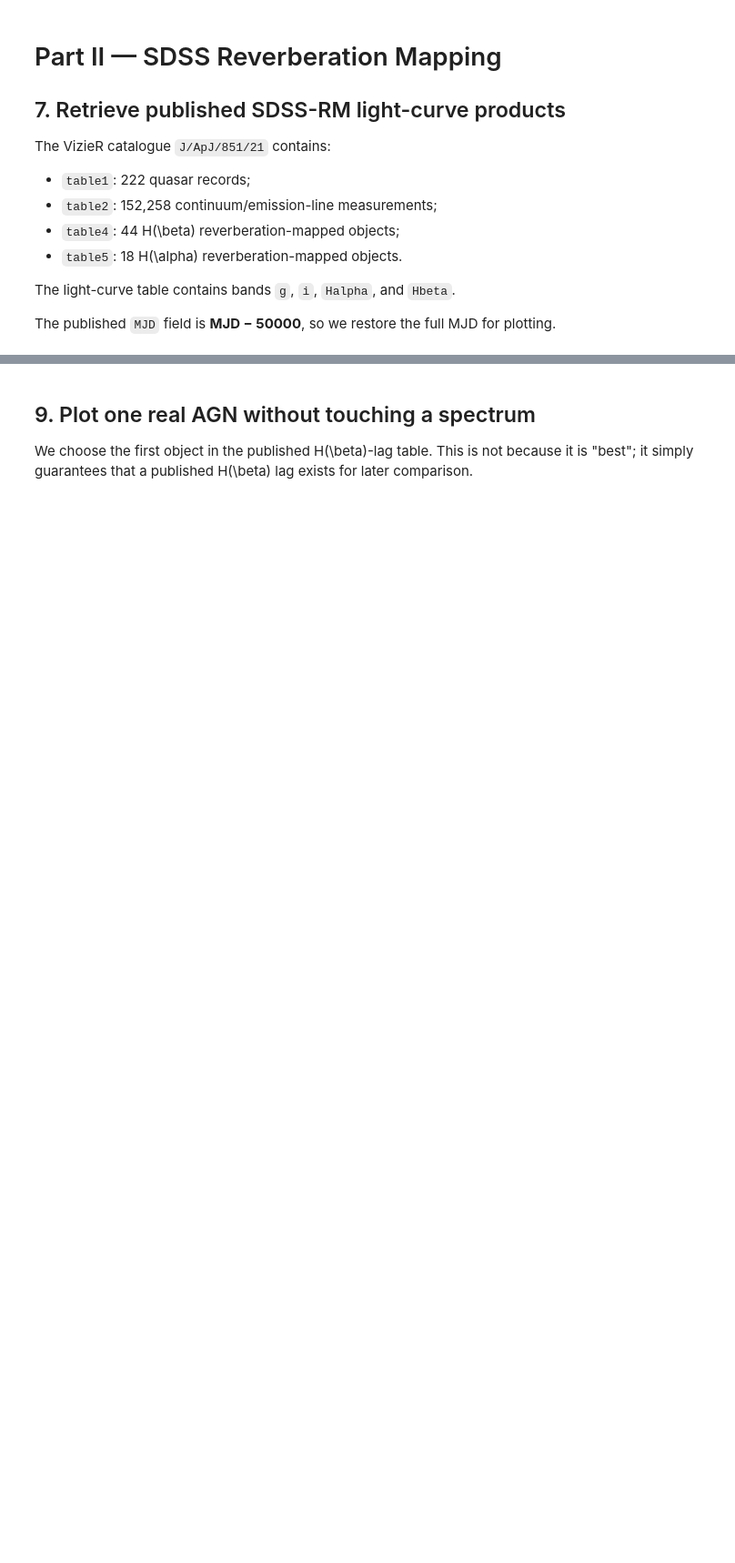
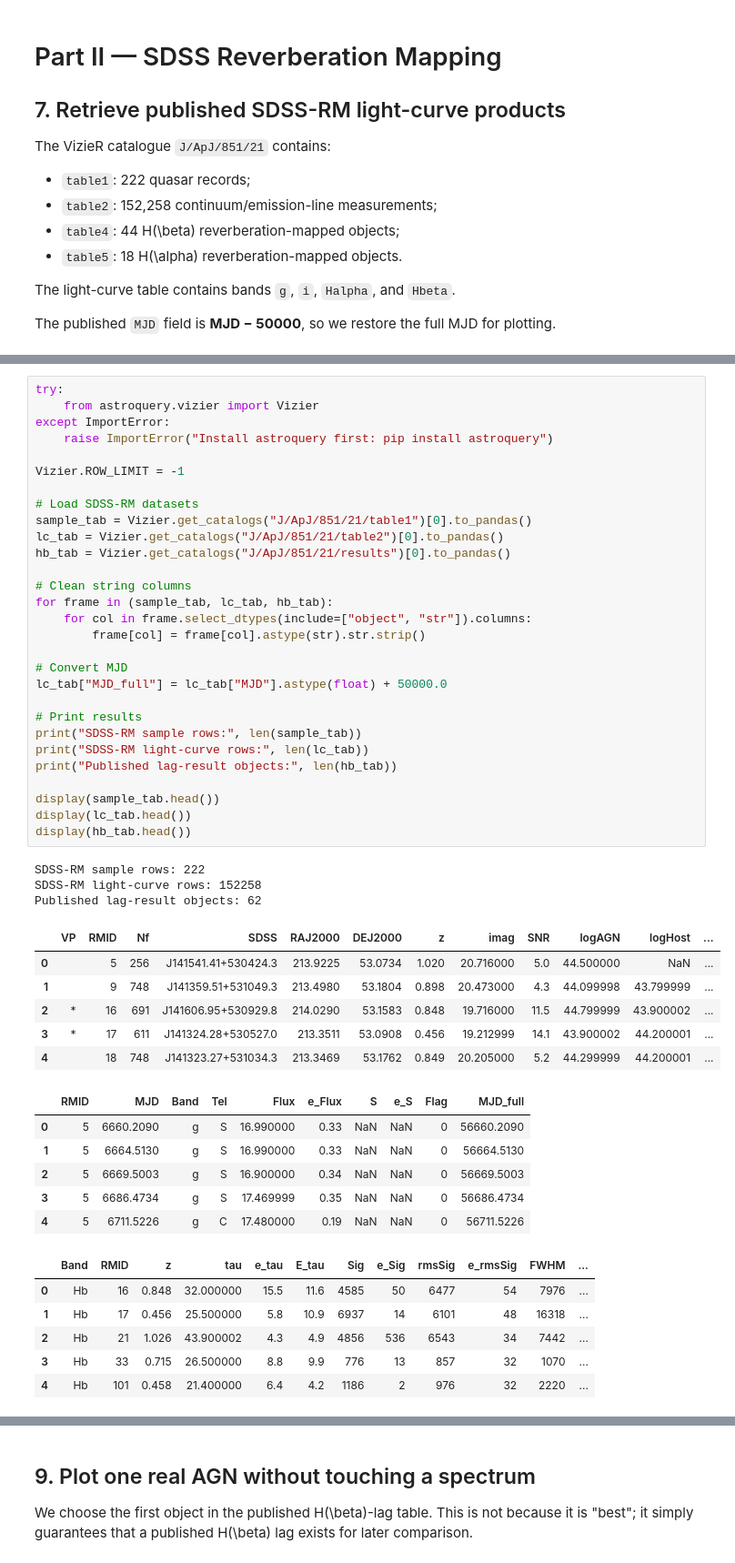
Before and after one commit to Natalia985/MSc_Astrostatistics_Observational_Cosmology, a Jupyter notebook: labs/L01_REAL_DATA_ANATOMY.ipynb, the cells around one changed output, grey strips where cells are left out. Shown at 91% size. Drawn from its saved outputs; the diff is of its cells as text; blank space fills up the shorter version.

```diff
--- a/labs/L01_REAL_DATA_ANATOMY.ipynb
+++ b/labs/L01_REAL_DATA_ANATOMY.ipynb
@@ -372,3 +372,54 @@ IndexError: list index out of range
+# %%
+try:
+    from astroquery.vizier import Vizier
+except ImportError:
+    raise ImportError("Install astroquery first: pip install astroquery")
+
+Vizier.ROW_LIMIT = -1
+
+# Load SDSS-RM datasets
+sample_tab = Vizier.get_catalogs("J/ApJ/851/21/table1")[0].to_pandas()
+lc_tab = Vizier.get_catalogs("J/ApJ/851/21/table2")[0].to_pandas()
+hb_tab = Vizier.get_catalogs("J/ApJ/851/21/results")[0].to_pandas()
+
+# Clean string columns
+for frame in (sample_tab, lc_tab, hb_tab):
+    for col in frame.select_dtypes(include=["object", "str"]).columns:
+        frame[col] = frame[col].astype(str).str.strip()
+
+# Convert MJD
+lc_tab["MJD_full"] = lc_tab["MJD"].astype(float) + 50000.0
+
+# Print results
+print("SDSS-RM sample rows:", len(sample_tab))
+print("SDSS-RM light-curve rows:", len(lc_tab))
+print("Published lag-result objects:", len(hb_tab))
+
+display(sample_tab.head())
+display(lc_tab.head())
+display(hb_tab.head())
+# %% [output]
+SDSS-RM sample rows: 222
+SDSS-RM light-curve rows: 152258
+Published lag-result objects: 62
+|  | VP | RMID | Nf | SDSS | RAJ2000 | DEJ2000 | z | imag | SNR | logAGN | logHost | ... |
+| 0 |  | 5 | 256 | J141541.41+530424.3 | 213.9225 | 53.0734 | 1.020 | 20.716000 | 5.0 | 44.500000 | NaN | ... |
+| 1 |  | 9 | 748 | J141359.51+531049.3 | 213.4980 | 53.1804 | 0.898 | 20.473000 | 4.3 | 44.099998 | 43.799999 | ... |
+| 2 | * | 16 | 691 | J141606.95+530929.8 | 214.0290 | 53.1583 | 0.848 | 19.716000 | 11.5 | 44.799999 | 43.900002 | ... |
+| 3 | * | 17 | 611 | J141324.28+530527.0 | 213.3511 | 53.0908 | 0.456 | 19.212999 | 14.1 | 43.900002 | 44.200001 | ... |
+| 4 |  | 18 | 748 | J141323.27+531034.3 | 213.3469 | 53.1762 | 0.849 | 20.205000 | 5.2 | 44.299999 | 44.200001 | ... |
+|  | RMID | MJD | Band | Tel | Flux | e_Flux | S | e_S | Flag | MJD_full |
+| 0 | 5 | 6660.2090 | g | S | 16.990000 | 0.33 | NaN | NaN | 0 | 56660.2090 |
+| 1 | 5 | 6664.5130 | g | S | 16.990000 | 0.33 | NaN | NaN | 0 | 56664.5130 |
+| 2 | 5 | 6669.5003 | g | S | 16.900000 | 0.34 | NaN | NaN | 0 | 56669.5003 |
+| 3 | 5 | 6686.4734 | g | S | 17.469999 | 0.35 | NaN | NaN | 0 | 56686.4734 |
+| 4 | 5 | 6711.5226 | g | C | 17.480000 | 0.19 | NaN | NaN | 0 | 56711.5226 |
+|  | Band | RMID | z | tau | e_tau | E_tau | Sig | e_Sig | rmsSig | e_rmsSig | FWHM | ... |
+| 0 | Hb | 16 | 0.848 | 32.000000 | 15.5 | 11.6 | 4585 | 50 | 6477 | 54 | 7976 | ... |
+| 1 | Hb | 17 | 0.456 | 25.500000 | 5.8 | 10.9 | 6937 | 14 | 6101 | 48 | 16318 | ... |
+| 2 | Hb | 21 | 1.026 | 43.900002 | 4.3 | 4.9 | 4856 | 536 | 6543 | 34 | 7442 | ... |
+| 3 | Hb | 33 | 0.715 | 26.500000 | 8.8 | 9.9 | 776 | 13 | 857 | 32 | 1070 | ... |
+| 4 | Hb | 101 | 0.458 | 21.400000 | 6.4 | 4.2 | 1186 | 2 | 976 | 32 | 2220 | ... |
 # %% [markdown]
 ## 8. Inspect the data model
 
```
Also changed, not shown: parts of 5 cells of this notebook.
